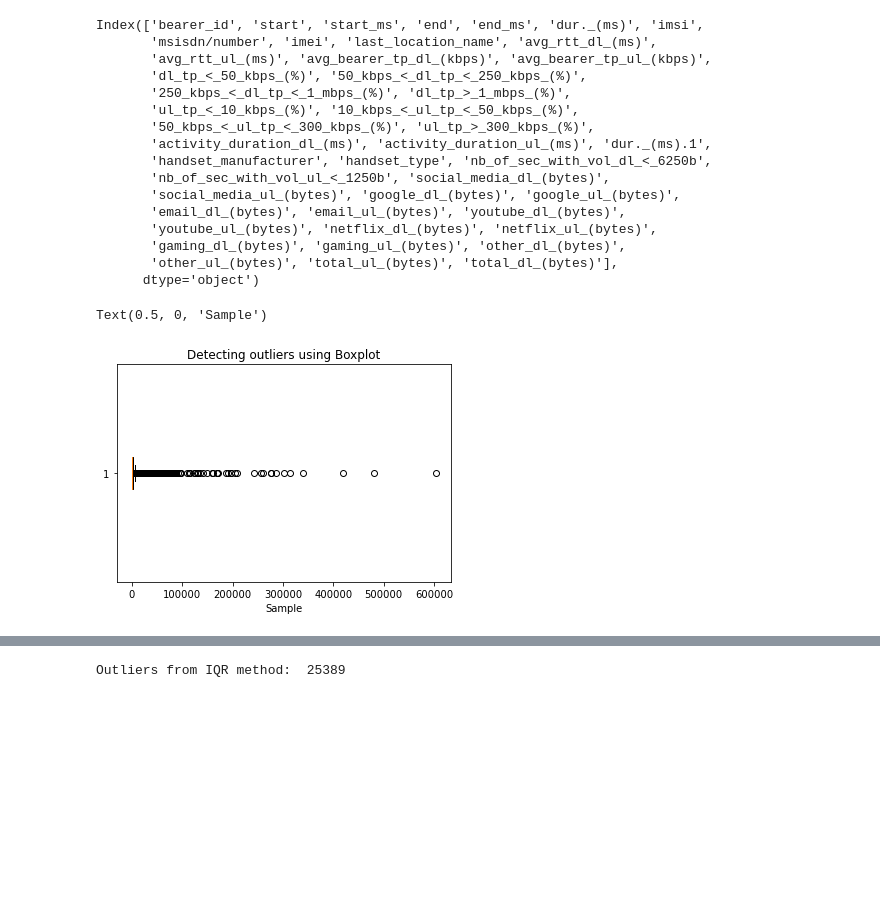
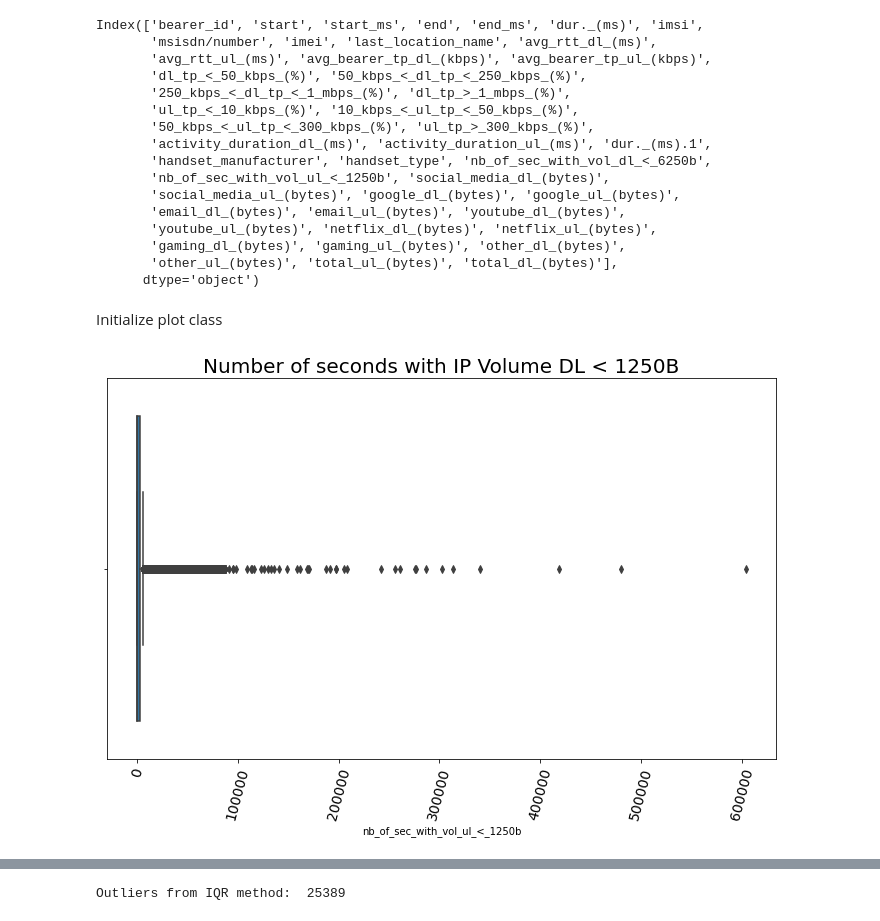
Before and after one commit to jedisam/Telecom-Data-Analysis, a Jupyter notebook: notebooks/outliers.ipynb, the cells around one changed output, grey strips where cells are left out. Drawn from its saved outputs; the diff is of its cells as text; code cells hidden in the pictures; blank space fills up the shorter version.

Commit message:
handles outliers

```diff
--- a/notebooks/outliers.ipynb
+++ b/notebooks/outliers.ipynb
@@ -45,11 +52,11 @@ Index(['bearer_id', 'start', 'start_ms', 'end', 'end_ms', 'dur._(ms)', 'imsi',
        'gaming_dl_(bytes)', 'gaming_ul_(bytes)', 'other_dl_(bytes)',
        'other_ul_(bytes)', 'total_ul_(bytes)', 'total_dl_(bytes)'],
       dtype='object')
-# %%
-import matplotlib.pyplot as plt
-plt.boxplot(df['nb_of_sec_with_vol_ul_<_1250b'], vert=False)
-plt.title("Detecting outliers using Boxplot")
-plt.xlabel('Sample')
-# %% [output]
-Text(0.5, 0, 'Sample')
-[figure, removed]
+# %% [markdown]
+Initialize plot class
+# %%
+pl = Plot()
+# %%
+pl.plot_box(df, 'nb_of_sec_with_vol_ul_<_1250b', 'Number of seconds with IP Volume DL < 1250B')
+# %% [output]
+[figure, added]
```
Also changed, not shown: parts of 36 cells of this notebook, 2 other files.
